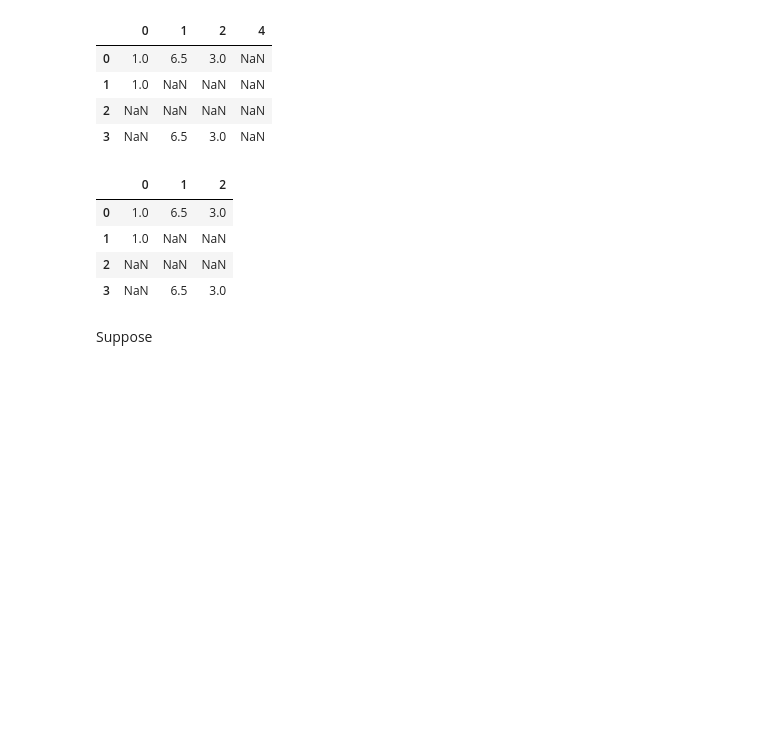
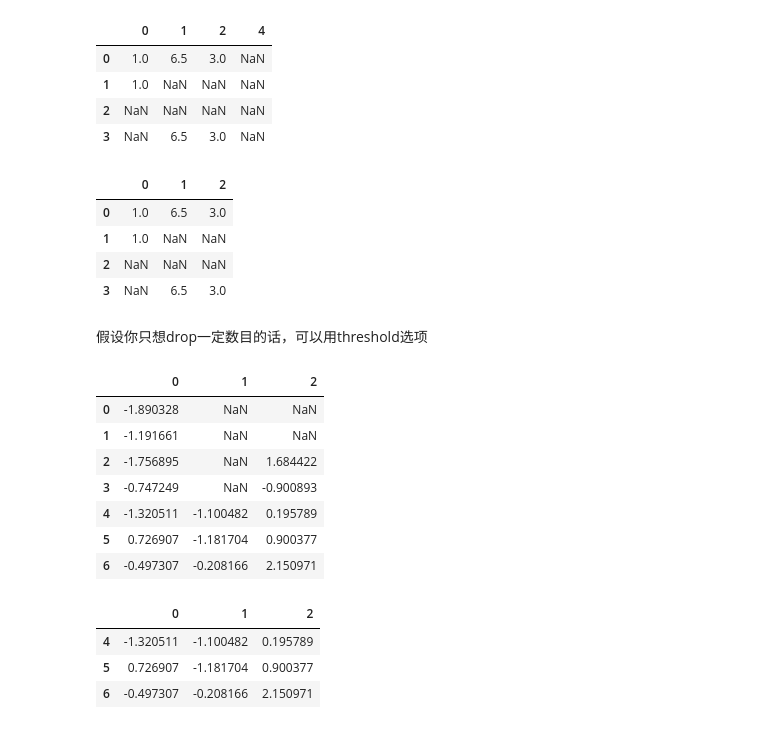
Before and after one commit to XingxinHE/Python-for-Data-Analysis-Notes, a Jupyter notebook: 7_1_Handling_Missing_Data.ipynb, the cells around one changed output. Saved outputs shown, nothing was run; the diff lists cells and outputs as text; code cells hidden in the pictures; blank space fills up the shorter version.

```diff
--- a/7_1_Handling_Missing_Data.ipynb
+++ b/7_1_Handling_Missing_Data.ipynb
@@ -91,5 +91,26 @@ data.dropna(axis=1, how='all')  #上面是drop row，将axis改为1，则对colu
 | 1 | 1.0 | NaN | NaN |
 | 2 | NaN | NaN | NaN |
 | 3 | NaN | 6.5 | 3.0 |
-# %% [markdown]
-Suppose
+# %% [markdown]
+假设你只想drop一定数目的话，可以用threshold选项
+# %%
+df = pd.DataFrame(np.random.randn(7, 3))
+df.iloc[:4, 1] = NA
+df.iloc[:2, 2] = NA
+df
+# %% [output]
+|  | 0 | 1 | 2 |
+| 0 | -1.890328 | NaN | NaN |
+| 1 | -1.191661 | NaN | NaN |
+| 2 | -1.756895 | NaN | 1.684422 |
+| 3 | -0.747249 | NaN | -0.900893 |
+| 4 | -1.320511 | -1.100482 | 0.195789 |
+| 5 | 0.726907 | -1.181704 | 0.900377 |
+| 6 | -0.497307 | -0.208166 | 2.150971 |
+# %%
+df.dropna()
+# %% [output]
+|  | 0 | 1 | 2 |
+| 4 | -1.320511 | -1.100482 | 0.195789 |
+| 5 | 0.726907 | -1.181704 | 0.900377 |
+| 6 | -0.497307 | -0.208166 | 2.150971 |
```
Also changed, not shown: parts of 12 cells of this notebook.
